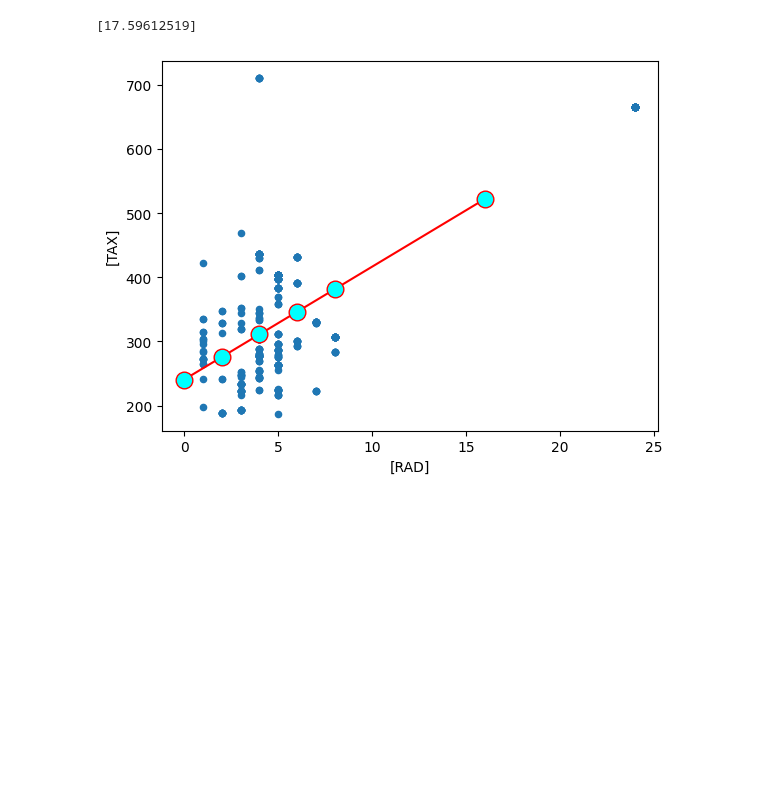
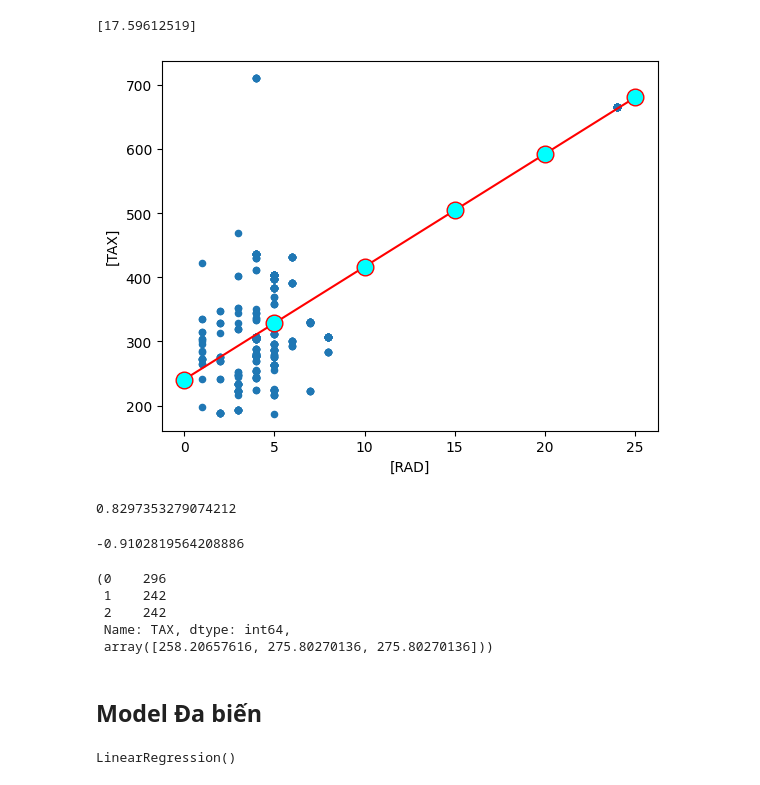
Before and after one commit to AdTekDev/EmT.DS, a Jupyter notebook: 06-Code/EmT.T3.W06.ipynb, the cells around one changed output. Saved outputs shown, nothing was run; the diff lists cells and outputs as text; code cells hidden in the pictures; blank space fills up the shorter version.

```diff
--- a/06-Code/EmT.T3.W06.ipynb
+++ b/06-Code/EmT.T3.W06.ipynb
@@ -108,11 +108,48 @@ print(nModel.coef_)
 # %%
 ## Đối chiếu mô hình và Data
 
 bds.plot.scatter(x=["RAD"],y=["TAX"])
-nx = np.array([0,2,4,6,8,16])
-ny = nx * nModel.coef_[0] +  nModel.intercept_
+
+nx = np.array([0,5,10,15,20,25])
+ny = (nModel.coef_[0]) * nx   +  (nModel.intercept_)
+## Y = aX + b
+
 plt.plot(nx, ny ,color="red", marker='o',
      markerfacecolor='cyan', markersize=12)
 plt.show()
 # %% [output]
-[figure, old version]
+[figure, new version]
+# %%
+## Đánh giá kết quả
+
+nModel.score(bds[["RAD"]], bds["TAX"])
+# %% [output]
+0.8297353279074212
+# %%
+## Predict cho Data, đánh giá lại
+
+x = bds[["RAD"]][:3]
+y = bds["TAX"][:3]
+
+nModel.score(x, y)
+# %% [output]
+-0.9102819564208886
+# %%
+y_predict = nModel.predict(x)
+
+y, y_predict
+# %% [output]
+(0    296
+ 1    242
+ 2    242
+ Name: TAX, dtype: int64,
+ array([258.20657616, 275.80270136, 275.80270136]))
+# %% [markdown]
+## Model Đa biến
+# %%
+## Train model n biến
+
+nModel = linear_model.LinearRegression()
+nModel.fit(bds[["RAD", "INDUS", "NOX"]], bds["TAX"])
+# %% [output]
+LinearRegression()
```
Also changed, not shown: parts of 3 cells of this notebook.
